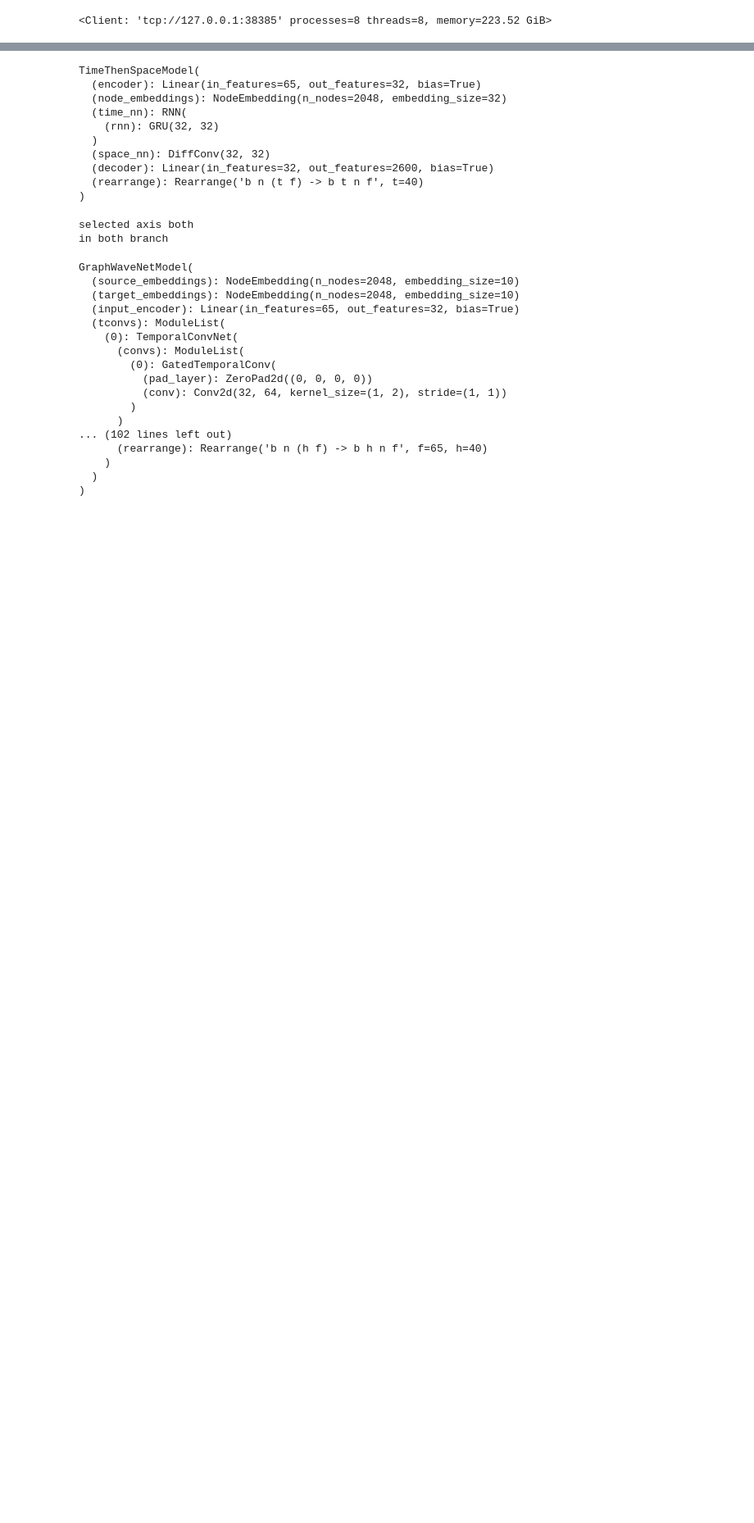
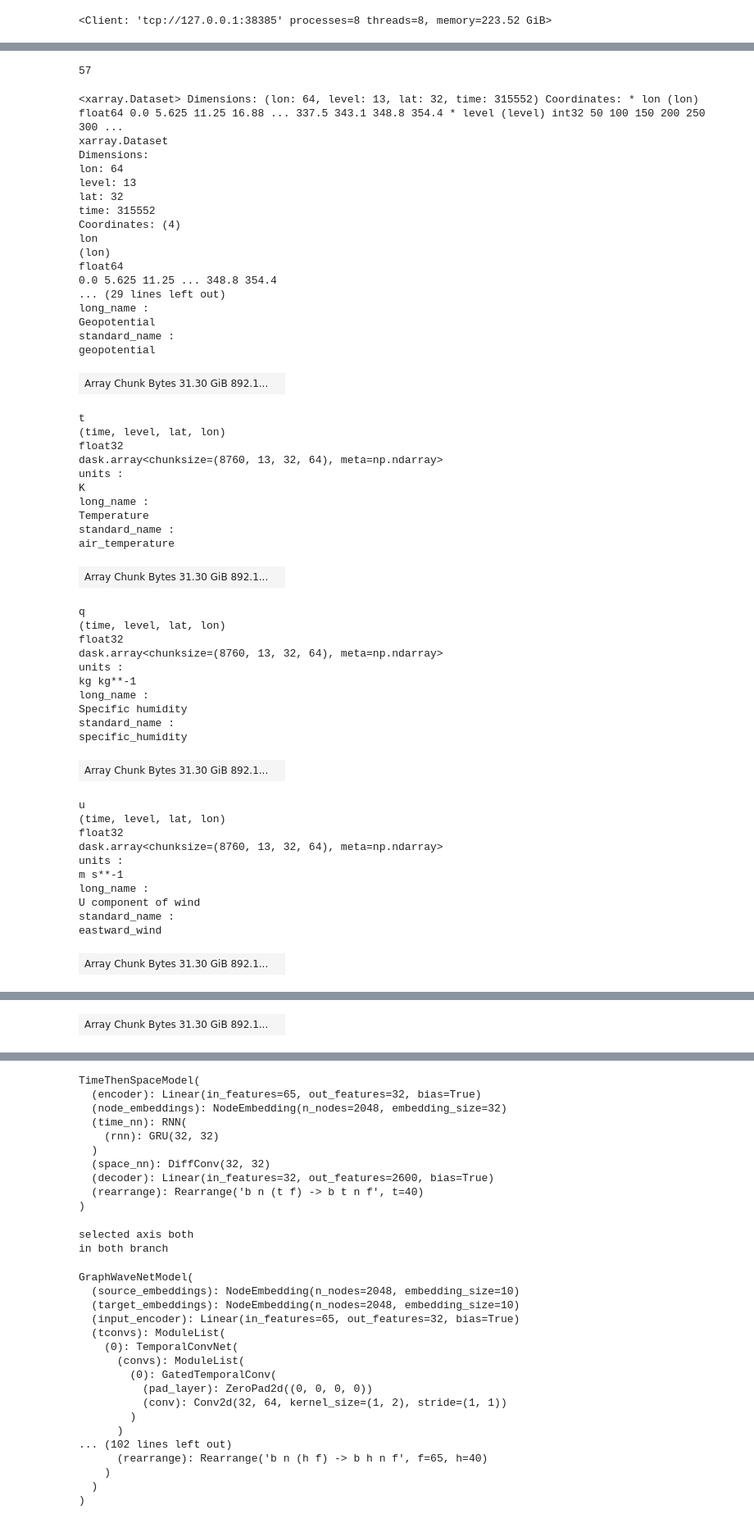
Before and after one commit to ArturasCH/WeatherPrediction, a Jupyter notebook: weather_loader.ipynb, the cells around one changed output, grey strips where cells are left out. Shown at 82% size. Cells and saved outputs as stored; diff of their text form; code cells hidden in the pictures; blank space fills up the shorter version.

```diff
--- a/weather_loader.ipynb
+++ b/weather_loader.ipynb
@@ -235,0 +207,4 @@ class WeatherDataLoader():
+# %%
+data.nbytes // (1024**3)
+# %% [output]
+57
@@ -235,0 +220,62 @@ class WeatherDataLoader():
+# %%
+t1 = data.sel(time=slice('1978', '1990'))
+t2 = data.sel(time=slice('1992', '2003'))
+t3 = data.sel(time=slice('2005', '2011'))
+t4 = data.sel(time=slice('2012', '2015'))
+t5 = data.sel(time=slice('2018', '2020'))
+# train = []
+train = xr.concat([t1,t2,t3,t4,t5], dim='time')
+# %%
+train
+# %% [output]
+<xarray.Dataset> Dimensions: (lon: 64, level: 13, lat: 32, time: 315552) Coordinates: * lon (lon) float64 0.0 5.625 11.25 16.88 ... 337.5 343.1 348.8 354.4 * level (level) int32 50 100 150 200 250 300 ...
+xarray.Dataset
+Dimensions:
+lon: 64
+level: 13
+lat: 32
+time: 315552
+Coordinates: (4)
+lon
+(lon)
+float64
+0.0 5.625 11.25 ... 348.8 354.4
+... (29 lines left out)
+long_name :
+Geopotential
+standard_name :
+geopotential
+| Array Chunk Bytes 31.30 GiB 892.1... |  |
+t
+(time, level, lat, lon)
+float32
+dask.array<chunksize=(8760, 13, 32, 64), meta=np.ndarray>
+units :
+K
+long_name :
+Temperature
+standard_name :
+air_temperature
+| Array Chunk Bytes 31.30 GiB 892.1... |  |
+q
+(time, level, lat, lon)
+float32
+dask.array<chunksize=(8760, 13, 32, 64), meta=np.ndarray>
+units :
+kg kg**-1
+long_name :
+Specific humidity
+standard_name :
+specific_humidity
+| Array Chunk Bytes 31.30 GiB 892.1... |  |
+u
+(time, level, lat, lon)
+float32
+dask.array<chunksize=(8760, 13, 32, 64), meta=np.ndarray>
+units :
+m s**-1
+long_name :
+U component of wind
+standard_name :
+eastward_wind
+| Array Chunk Bytes 31.30 GiB 892.1... |  |
@@ -235,0 +292 @@ class WeatherDataLoader():
+| Array Chunk Bytes 31.30 GiB 892.1... |  |
```
Also changed, not shown: parts of 111 cells of this notebook, 16 other files.
